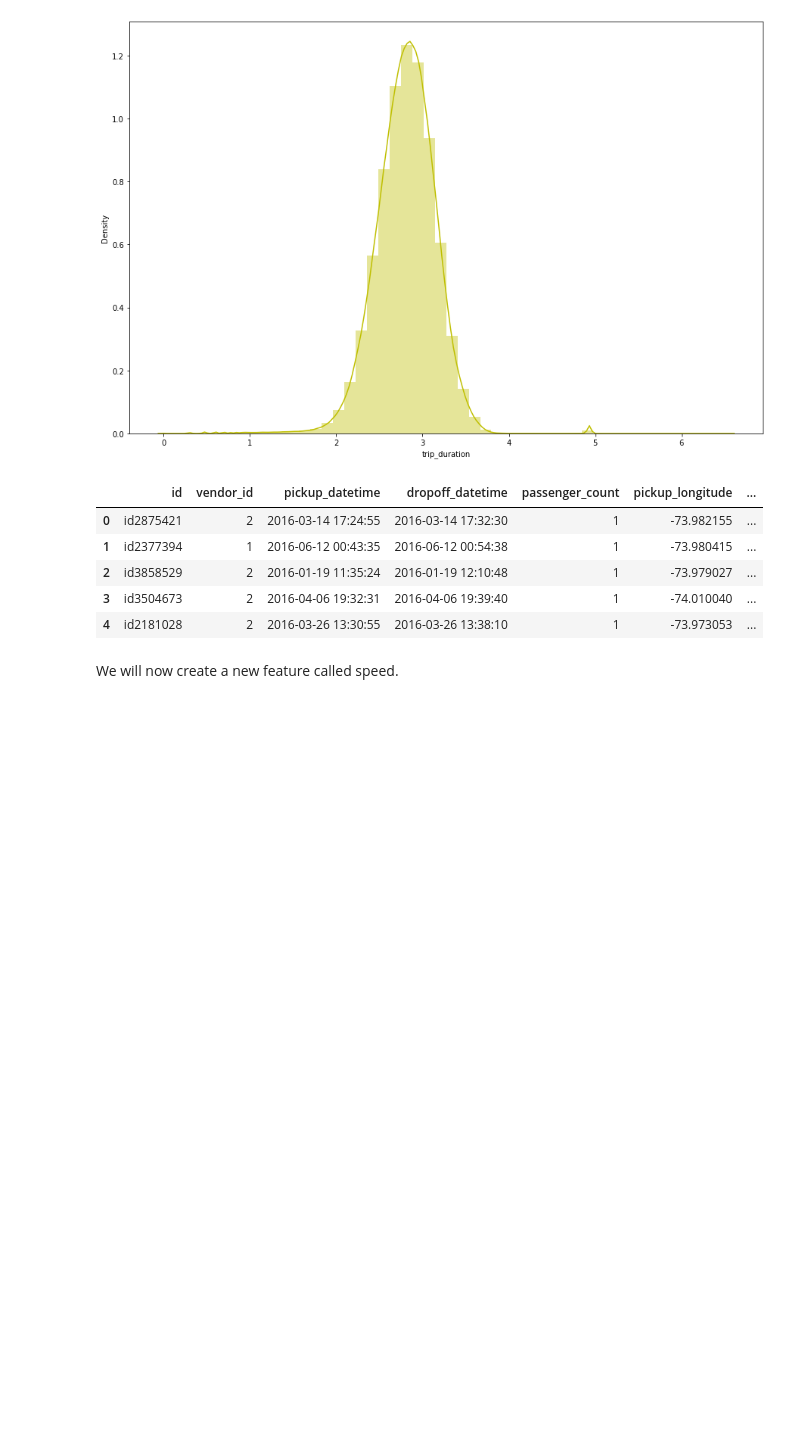
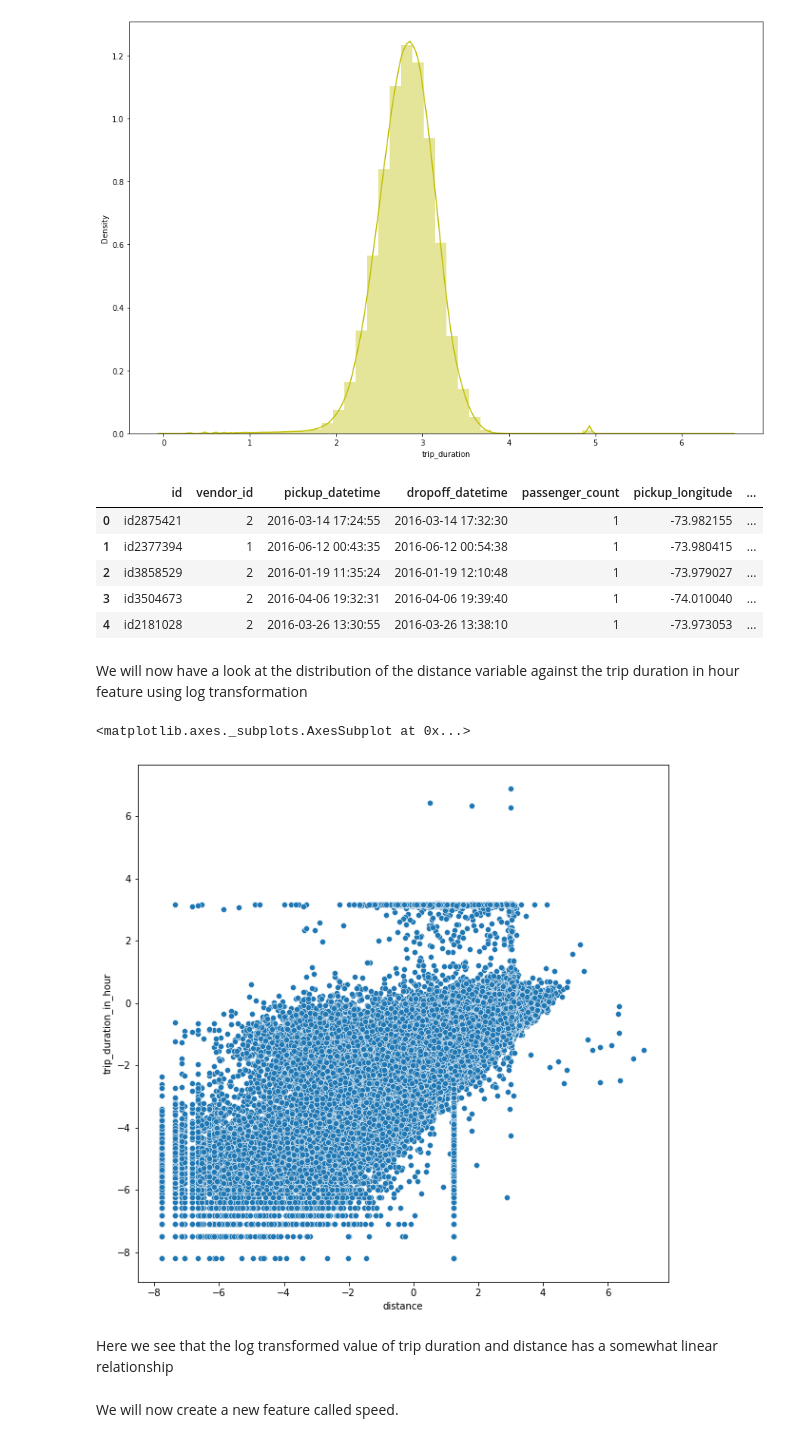
Before and after one commit to kiran2424/NYC-Taxi-Trip-Time-Prediction, a Jupyter notebook: NYC_Taxi_Trip_Time_Prediction_Capstone_Project.ipynb, the cells around one changed output. Drawn from its saved outputs; the diff is of its cells as text; code cells hidden in the pictures; blank space fills up the shorter version.

```diff
--- a/NYC_Taxi_Trip_Time_Prediction_Capstone_Project.ipynb
+++ b/NYC_Taxi_Trip_Time_Prediction_Capstone_Project.ipynb
@@ -480,6 +487,18 @@ data.head()
 | 2 | id3858529 | 2 | 2016-01-19 11:35:24 | 2016-01-19 12:10:48 | 1 | -73.979027 | ... |
 | 3 | id3504673 | 2 | 2016-04-06 19:32:31 | 2016-04-06 19:39:40 | 1 | -74.010040 | ... |
 | 4 | id2181028 | 2 | 2016-03-26 13:30:55 | 2016-03-26 13:38:10 | 1 | -73.973053 | ... |
+# %% [markdown]
+We will now have a look at the distribution of the distance variable against the trip duration in hour feature using log transformation
+# %%
+plt.figure(figsize=(10,10))
+a=np.log(data.distance)
+b=np.log(data.trip_duration_in_hour)
+sns.scatterplot(x=a,y=b,data=data)
+# %% [output]
+<matplotlib.axes._subplots.AxesSubplot at 0x...>
+[figure, added]
+# %% [markdown]
+Here we see that the log transformed value of trip duration and distance has a somewhat linear relationship
 # %% [markdown]
 We will now create a new feature called speed.
 # %%
```
Also changed, not shown: parts of 35 cells of this notebook.
